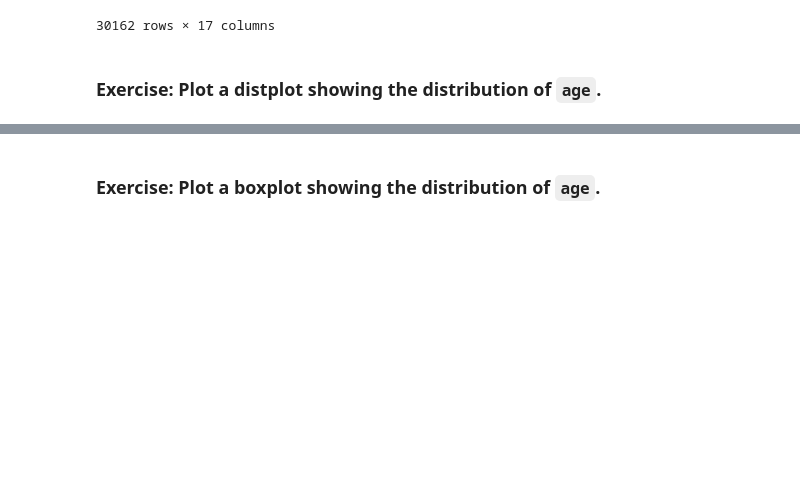
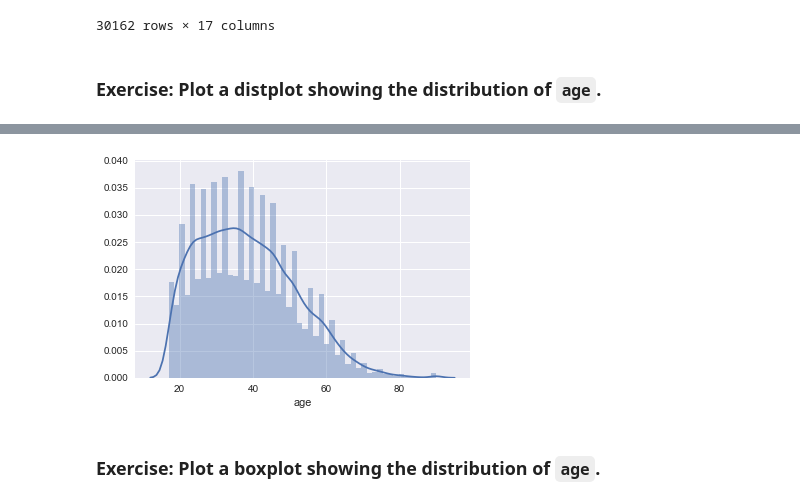
Before and after one commit to AndyDeNike/RMOTR, a Jupyter notebook: projects/data-science/ds-unit-2-us-census-analyisis/Project 2 - US Census.ipynb, the cells around one changed output, grey strips where cells are left out. Drawn from its saved outputs; the diff is of its cells as text; code cells hidden in the pictures; blank space fills up the shorter version.

Commit message:
Created distplot/boxplot for df['age]

```diff
--- a/projects/data-science/ds-unit-2-us-census-analyisis/Project 2 - US Census.ipynb
+++ b/projects/data-science/ds-unit-2-us-census-analyisis/Project 2 - US Census.ipynb
@@ -286,2 +305,8 @@ pd.concat([df, pd.get_dummies(df['income'])], axis=1)
+# %%
+x = df['age']
+# %%
+dist_age = sns.distplot(x)
+# %% [output]
+[figure, added]
 # %% [markdown]
 ### Exercise: Plot a **boxplot** showing the distribution of `age`.
```
Also changed, not shown: parts of 3 cells of this notebook.
